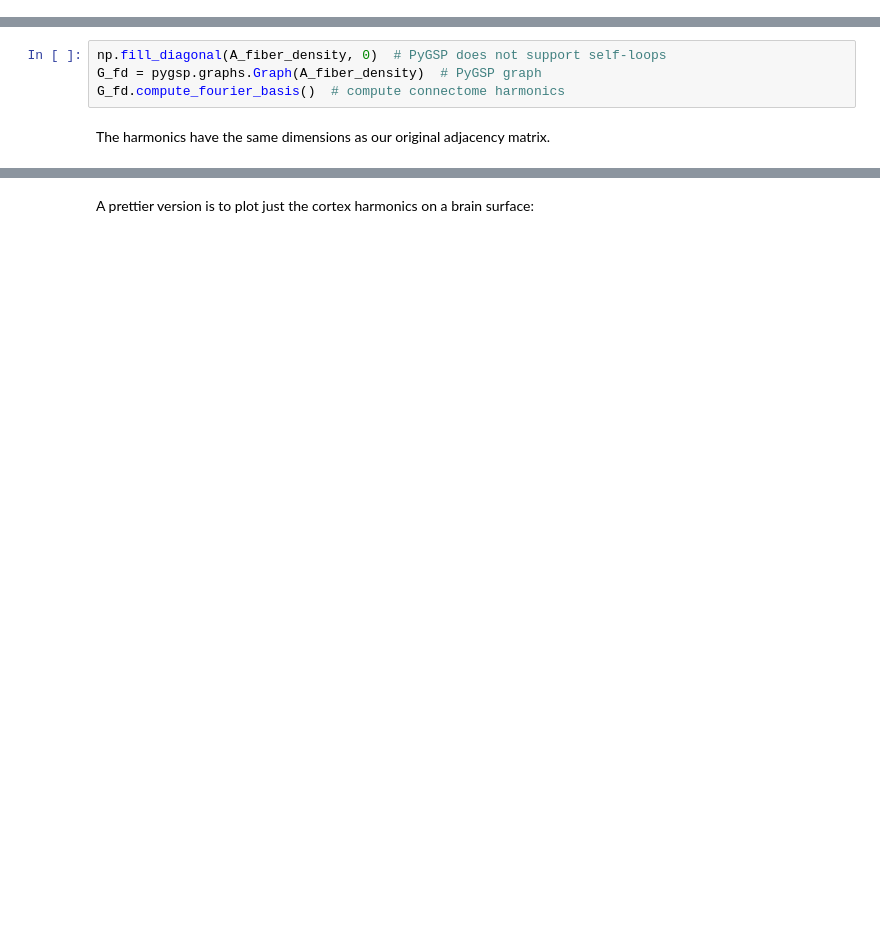
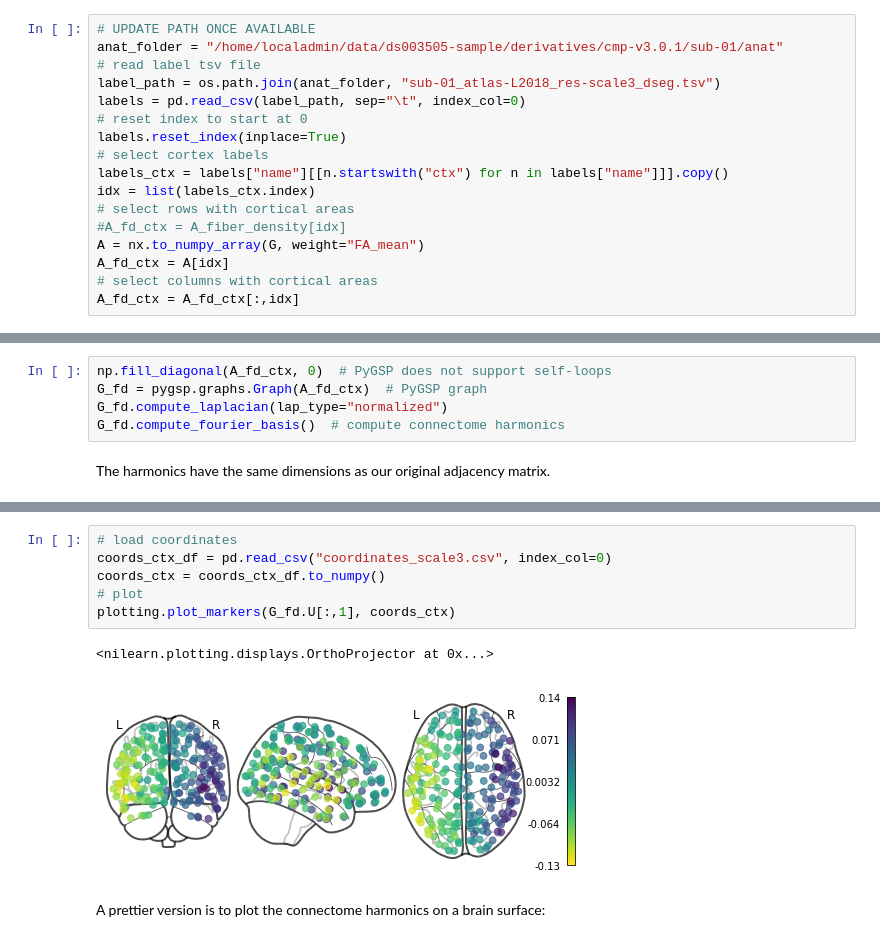
Before and after one commit to connectomicslab/connectomemapper3, a Jupyter notebook: notebooks/analysis_tutorial.ipynb, the cells around one changed output, grey strips where cells are left out. Drawn from its saved outputs; the diff is of its cells as text; blank space fills up the shorter version.

```diff
--- a/notebooks/analysis_tutorial.ipynb
+++ b/notebooks/analysis_tutorial.ipynb
@@ -112,0 +126,17 @@ The package [PyGSP](https://pygsp.readthedocs.io/en/stable/index.html) offers a
+# %%
+# UPDATE PATH ONCE AVAILABLE
+anat_folder = "/home/localadmin/data/ds003505-sample/derivatives/cmp-v3.0.1/sub-01/anat"
+# read label tsv file
+label_path = os.path.join(anat_folder, "sub-01_atlas-L2018_res-scale3_dseg.tsv")
+labels = pd.read_csv(label_path, sep="\t", index_col=0)
+# reset index to start at 0
+labels.reset_index(inplace=True)
+# select cortex labels
+labels_ctx = labels["name"][[n.startswith("ctx") for n in labels["name"]]].copy()
+idx = list(labels_ctx.index)
+# select rows with cortical areas
+#A_fd_ctx = A_fiber_density[idx]
+A = nx.to_numpy_array(G, weight="FA_mean")
+A_fd_ctx = A[idx]
+# select columns with cortical areas
+A_fd_ctx = A_fd_ctx[:,idx]
@@ -113,6 +149,7 @@ The package [PyGSP](https://pygsp.readthedocs.io/en/stable/index.html) offers a
 # %%
-np.fill_diagonal(A_fiber_density, 0)  # PyGSP does not support self-loops
-G_fd = pygsp.graphs.Graph(A_fiber_density)  # PyGSP graph
+np.fill_diagonal(A_fd_ctx, 0)  # PyGSP does not support self-loops
+G_fd = pygsp.graphs.Graph(A_fd_ctx)  # PyGSP graph
+G_fd.compute_laplacian(lap_type="normalized")
 G_fd.compute_fourier_basis()  # compute connectome harmonics
 # %% [markdown]
 The harmonics have the same dimensions as our original adjacency matrix.
@@ -135,5 +173,14 @@ ValueError: Shape mismatch between 'adjacency_matrix' and 'node_coords''adjacenc
+# %%
+# load coordinates
+coords_ctx_df = pd.read_csv("coordinates_scale3.csv", index_col=0)
+coords_ctx = coords_ctx_df.to_numpy()
+# plot
+plotting.plot_markers(G_fd.U[:,1], coords_ctx)
+# %% [output]
+<nilearn.plotting.displays.OrthoProjector at 0x...>
+[figure, added]
 # %% [markdown]
-A prettier version is to plot just the cortex harmonics on a brain surface:
+A prettier version is to plot the connectome harmonics on a brain surface:
 # %%
 def plot_surface_ctx(roi_values, scale, cmp_dir, cmap="Spectral", save_fig=False,
                      output_dir="./", fmt="png"):
```
Also changed, not shown: parts of 16 cells of this notebook.
